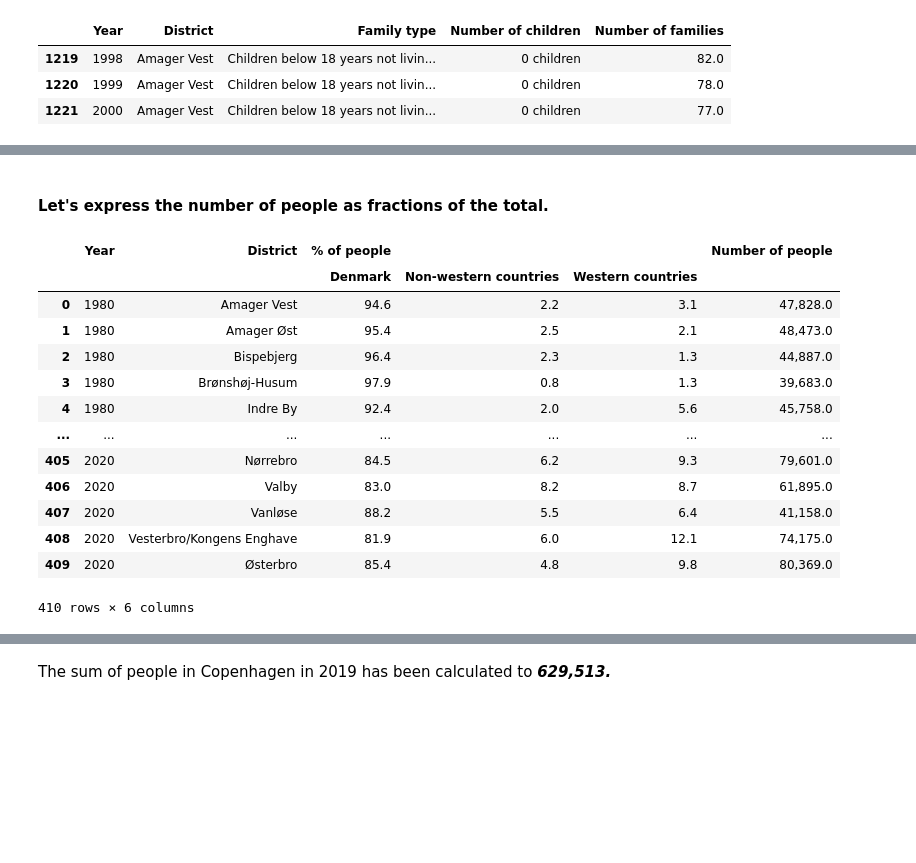
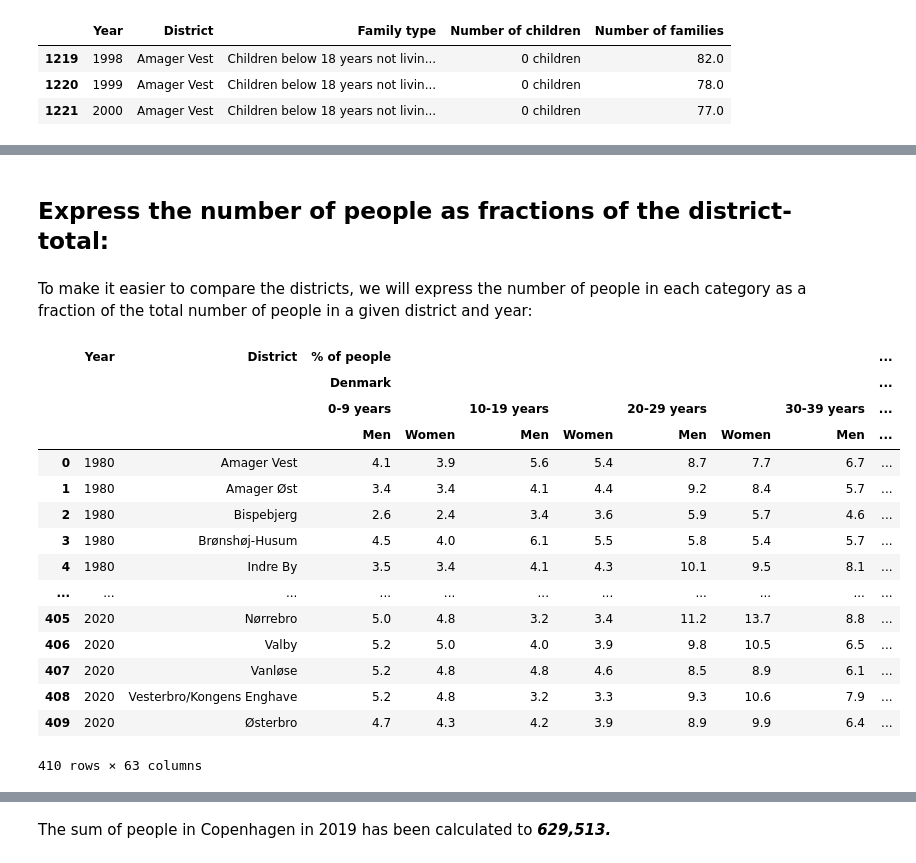
Before and after one commit to wojciechdk/social_data_analysis_and_visualization_final_project, a Jupyter notebook: basic_stats.ipynb, the cells around one changed output, grey strips where cells are left out. Cells and saved outputs as stored; diff of their text form; code cells hidden in the pictures; blank space fills up the shorter version.

```diff
--- a/basic_stats.ipynb
+++ b/basic_stats.ipynb
@@ -109,12 +42,0 @@ output_notebook()
-# %%
-# Define the format in which the numbers will be shown in
-# the pandas dataframes.
-pd.options.display.float_format = '{:,.1f}'.format
-
-# Decide how to handle the "SettingWithCopyWarning" warning
-pd.options.mode.chained_assignment = None  # default='warn'
-
-# Set the maximum number of rows and columns to show when
-# displaying a Pandas dataframe.
-pd.options.display.max_rows = 75
-pd.options.display.max_columns = 75
@@ -1158,13 +940,14 @@ display(df_temp_citizenship_1)
 # %%
-# Create new columns containing the number of people for each citizenship group:
-df_temp_citizenship_2 = (
+# Create new columns containing the number of people
+# for each citizenship group, age group, and sex.
+df_temp_citizenship_1 = (
     df_create_column_for_each_unique_value(
-        df_temp_citizenship_1,
-        category_columns=['Citizenship'],
+        cph_data_superset.citizenship,
+        category_columns=['Citizenship', 'Age', 'Sex'],
         value_columns='Number of people'
     )
 )
 
-# Show the results.
-display(df_temp_citizenship_2)
+# Show the result.
+display(df_temp_citizenship_1)
 # %% [output]
@@ -1185,58 +970,62 @@ display(df_temp_citizenship_2)
 # %% [markdown]
-#### Let's express the number of people as fractions of the total.
+## Express the number of people as fractions of the district-total:
+# %% [markdown]
+To make it easier to compare the districts, we will express the number of people in each category as a fraction of the total number of people in a given district and year:
 # %%
 # Initialize the processing stage.
-df_temp_citizenship_3 = df_temp_citizenship_2.copy()
+df_temp_citizenship_2 = df_temp_citizenship_1.copy()
 
 # Calculate the total number of people
-df_temp_citizenship_3['Total number of people'] = (
-    df_temp_citizenship_3
+df_temp_citizenship_2['Total number of people'] = (
+    df_temp_citizenship_2
     .loc[:, ['Number of people']]
     .sum(axis=1)
 )
 
 # Calculate percentages
-df_temp_citizenship_3['Number of people'] = (
-    df_temp_citizenship_3['Number of people']
-    .div(df_temp_citizenship_3['Total number of people'], axis='index')
+df_temp_citizenship_2['Number of people'] = (
+    df_temp_citizenship_2['Number of people']
+    .div(df_temp_citizenship_2['Total number of people'], axis='index')
     .mul(100, axis='index')
 )
 
 # Change the name from "number of people" to ""% of people"
-df_temp_citizenship_3.columns = (
-    df_temp_citizenship_3.columns.set_levels(
+df_temp_citizenship_2.columns = (
+    df_temp_citizenship_2.columns.set_levels(
         (
-            df_temp_citizenship_3
+            df_temp_citizenship_2
             .columns
             .levels[0]
             .str
             .replace('Number of people', r'% of people')
             .str
             .replace('Total number of people', r'Number of people')
         ),
         level=0
     )
 )
 
 # Put assign the dataframe to the object containing
 # the data for the superset.
-cph_data_superset.citizenship = df_temp_citizenship_3
+cph_data_superset.citizenship = df_temp_citizenship_2
 
 # Show the resulting dataframe.
 display(cph_data_superset.citizenship)
 # %% [output]
-|  | Year | District | % of people |  |  | Number of people |
-|  |  |  | Denmark | Non-western countries | Western countries |  |
-| 0 | 1980 | Amager Vest | 94.6 | 2.2 | 3.1 | 47,828.0 |
-| 1 | 1980 | Amager Øst | 95.4 | 2.5 | 2.1 | 48,473.0 |
-| 2 | 1980 | Bispebjerg | 96.4 | 2.3 | 1.3 | 44,887.0 |
-| 3 | 1980 | Brønshøj-Husum | 97.9 | 0.8 | 1.3 | 39,683.0 |
-| 4 | 1980 | Indre By | 92.4 | 2.0 | 5.6 | 45,758.0 |
-| ... | ... | ... | ... | ... | ... | ... |
-| 405 | 2020 | Nørrebro | 84.5 | 6.2 | 9.3 | 79,601.0 |
-| 406 | 2020 | Valby | 83.0 | 8.2 | 8.7 | 61,895.0 |
-| 407 | 2020 | Vanløse | 88.2 | 5.5 | 6.4 | 41,158.0 |
-| 408 | 2020 | Vesterbro/Kongens Enghave | 81.9 | 6.0 | 12.1 | 74,175.0 |
-| 409 | 2020 | Østerbro | 85.4 | 4.8 | 9.8 | 80,369.0 |
+|  | Year | District | % of people |  |  |  |  |  |  | ... |
+|  |  |  | Denmark |  |  |  |  |  |  | ... |
+|  |  |  | 0-9 years |  | 10-19 years |  | 20-29 years |  | 30-39 years | ... |
+|  |  |  | Men | Women | Men | Women | Men | Women | Men | ... |
+| 0 | 1980 | Amager Vest | 4.1 | 3.9 | 5.6 | 5.4 | 8.7 | 7.7 | 6.7 | ... |
+| 1 | 1980 | Amager Øst | 3.4 | 3.4 | 4.1 | 4.4 | 9.2 | 8.4 | 5.7 | ... |
+| 2 | 1980 | Bispebjerg | 2.6 | 2.4 | 3.4 | 3.6 | 5.9 | 5.7 | 4.6 | ... |
+| 3 | 1980 | Brønshøj-Husum | 4.5 | 4.0 | 6.1 | 5.5 | 5.8 | 5.4 | 5.7 | ... |
+| 4 | 1980 | Indre By | 3.5 | 3.4 | 4.1 | 4.3 | 10.1 | 9.5 | 8.1 | ... |
+| ... | ... | ... | ... | ... | ... | ... | ... | ... | ... | ... |
+| 405 | 2020 | Nørrebro | 5.0 | 4.8 | 3.2 | 3.4 | 11.2 | 13.7 | 8.8 | ... |
+| 406 | 2020 | Valby | 5.2 | 5.0 | 4.0 | 3.9 | 9.8 | 10.5 | 6.5 | ... |
+| 407 | 2020 | Vanløse | 5.2 | 4.8 | 4.8 | 4.6 | 8.5 | 8.9 | 6.1 | ... |
+| 408 | 2020 | Vesterbro/Kongens Enghave | 5.2 | 4.8 | 3.2 | 3.3 | 9.3 | 10.6 | 7.9 | ... |
+| 409 | 2020 | Østerbro | 4.7 | 4.3 | 4.2 | 3.9 | 8.9 | 9.9 | 6.4 | ... |
-410 rows × 6 columns
+410 rows × 63 columns
 # %% [markdown]
```
Also changed, not shown: parts of 178 cells of this notebook, 3 other files.
